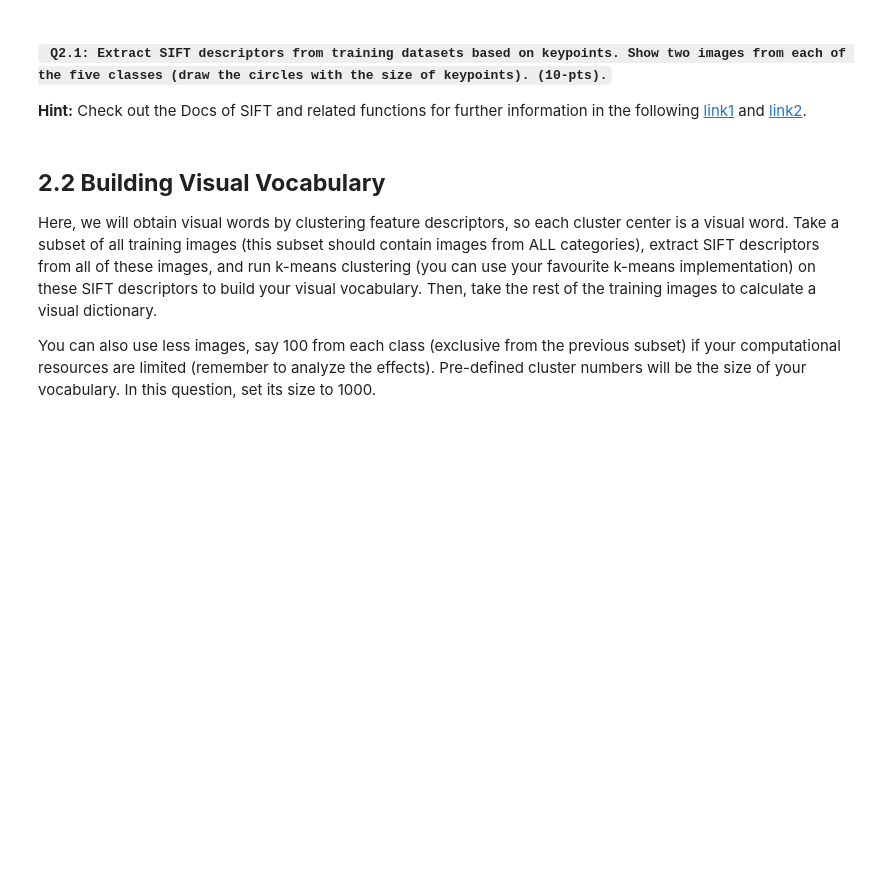
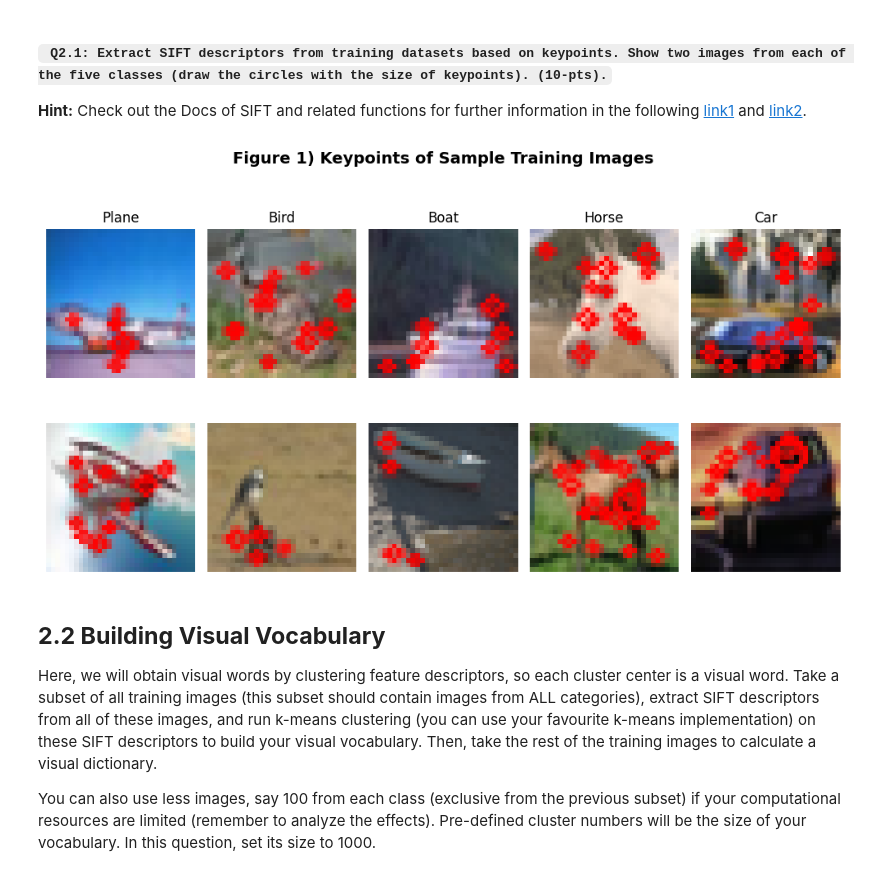
Before and after one commit to ekinfergan/ComputerVision1-UvA, a Jupyter notebook: Lab5/CV1 Final Lab 1.ipynb, the cells around one changed output. Cells and saved outputs as stored; diff of their text form; code cells hidden in the pictures; blank space fills up the shorter version.

```diff
--- a/Lab5/CV1 Final Lab 1.ipynb
+++ b/Lab5/CV1 Final Lab 1.ipynb
@@ -133,3 +134,64 @@ Check out the Docs of SIFT and related functions for further information in the
+# %%
+#####################################################
+
+import cv2
+import numpy as np
+import matplotlib.pyplot as plt
+
+sift           = cv2.xfeatures2d.SIFT_create() # Creating the SIFT Object
+
+# Sort data using index
+idx_list       = np.argsort(training_label)
+training_data  = training_data[idx_list]
+training_label = training_label[idx_list]
+
+# Feature Extraction Function
+def feature_extractor(training_data):
+
+    keypoints      = []
+    descriptors    = []
+
+    for img in training_data:
+
+        img_gray = cv2.cvtColor(img, cv2.COLOR_BGR2GRAY) # Grayscaling to reduce complexity
+        kp, desc = sift.detectAndCompute(img_gray, None)
+
+        keypoints.append(kp)
+        descriptors.append(desc)
+
+    return keypoints, descriptors
+
+# Plotting Function
+def plotter(training_data, training_label, keypoints, samples=2, fig_number=1, figsize=(10, 6)):
+
+    labels  = np.unique(training_label)
+    fig, ax = plt.subplots(samples, len(labels), figsize = figsize)
+    names   = ["Plane", "Bird", "Boat", "Horse", "Car"] # Reference for labels: 0 = Plane/Jet, 1 = Bird, 2 = Boat, 3 = Horse, 4 = Car
+
+    for label in labels:
+
+        ax[0, label].set_title(names[label]) # For the Title
+        idx = [label * 1000, label * 1000 + 1] # Because of sorting: Every 1000 images the class changes
+
+        for row, id in enumerate(idx):
+
+            image      = training_data[id]
+            image_plot = cv2.drawKeypoints(image, keypoints[id], 0, (255, 0, 0),
+                                           flags=cv2.DRAW_MATCHES_FLAGS_DRAW_RICH_KEYPOINTS)
+            ax[row, label].imshow(image_plot)
+            ax[row, label].axis('off')
+
+    fig.suptitle(f"Figure {fig_number}) Keypoints of Sample Training Images", fontsize=14, weight='bold')
+    plt.tight_layout()
+    plt.show()
+
+# Execution
+keypoints, descriptors = feature_extractor(training_data)
+plotter(training_data, training_label, keypoints)
+
+######################################################
+# %% [output]
+[figure, added]
 # %% [markdown]
 ## **2.2 Building Visual Vocabulary**
 
```
Also changed, not shown: parts of 6 cells of this notebook, 8 other files.
